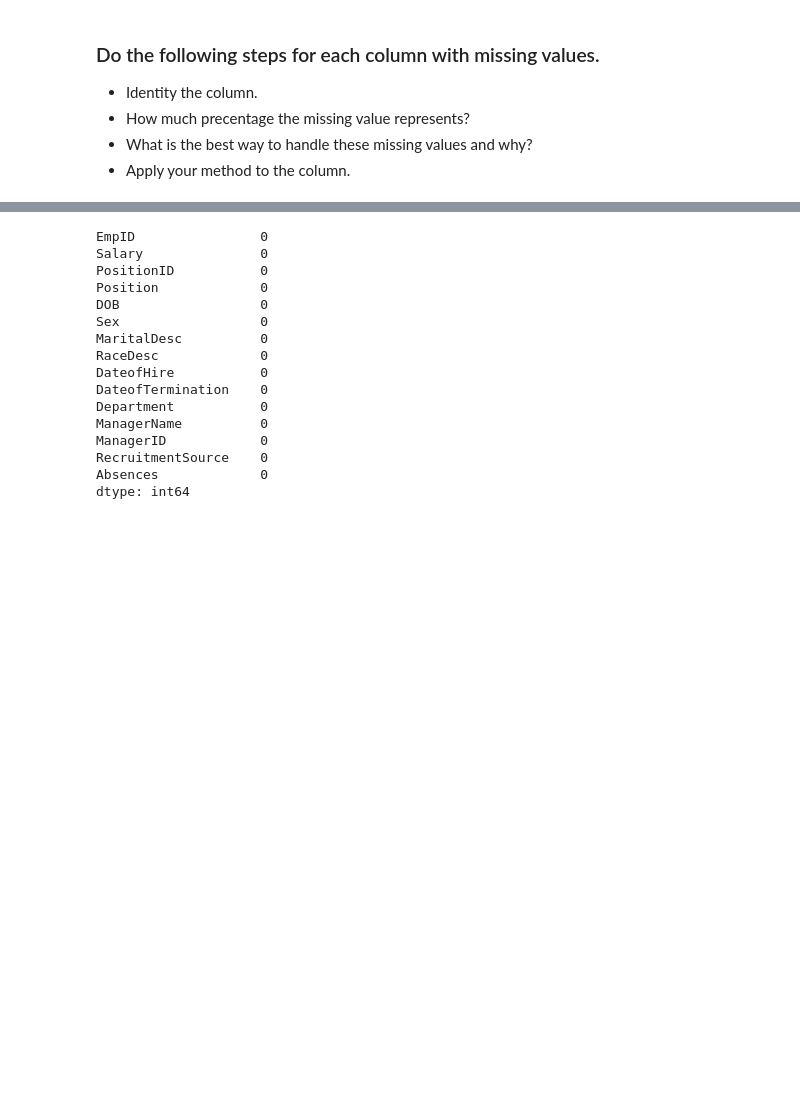
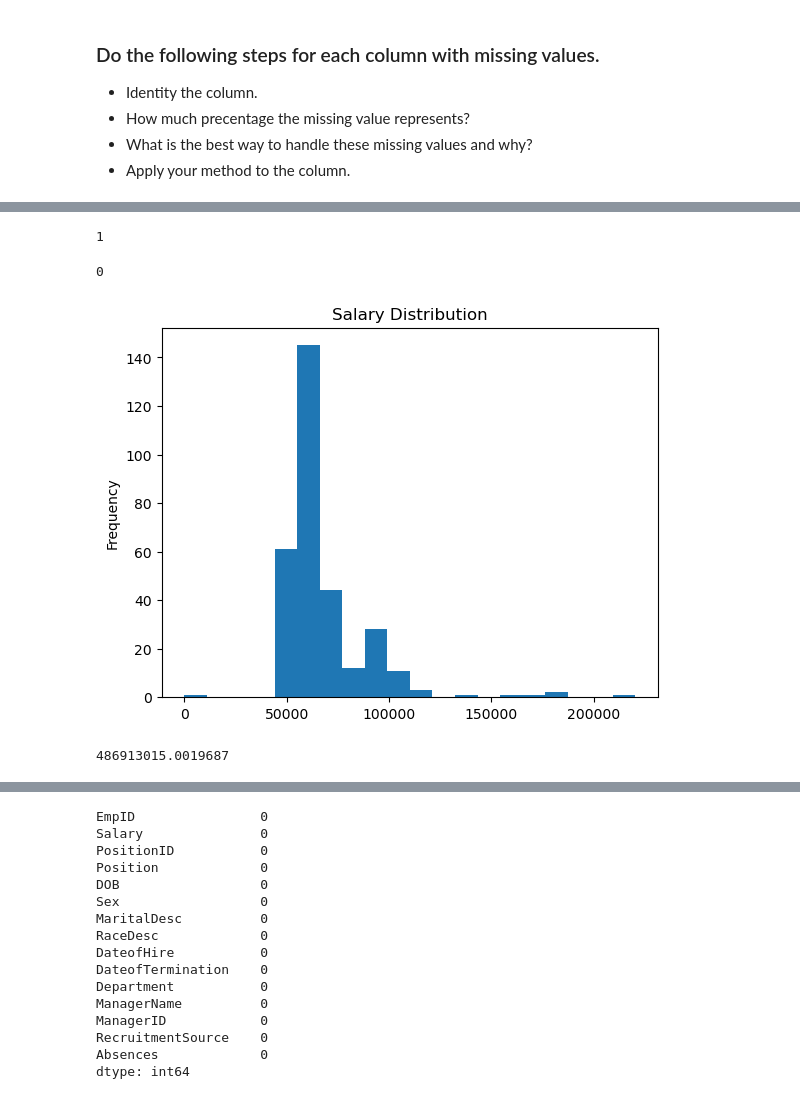
Before and after one commit to Tuwaiq-Data-Science-Bootcamp-V4/Missing-Data-Lab, a Jupyter notebook: Missing_Data_Assignment.ipynb, the cells around one changed output, grey strips where cells are left out. Saved outputs shown, nothing was run; the diff lists cells and outputs as text; code cells hidden in the pictures; blank space fills up the shorter version.

```diff
--- a/Missing_Data_Assignment.ipynb
+++ b/Missing_Data_Assignment.ipynb
@@ -19,0 +213,4 @@
+# %%
+salary_mean = HR[['Salary', 'Department']].groupby('Department').mean()
+
+salary_mean
@@ -19,0 +226,18 @@
+# %%
+HR['Salary'].fillna(HR['Department'].map(salary_mean['Salary']), inplace=True)
+HR.Salary.isnull().sum()
+# %% [output]
+1
+# %%
+HR['Salary'].fillna(0.0, inplace=True)
+HR.Salary.isnull().sum()
+# %% [output]
+0
+# %%
+HR.Salary.plot(kind="hist", bins=20, title="Salary Distribution");
+# %% [output]
+[figure, added]
+# %%
+HR.Salary.var()
+# %% [output]
+486913015.0019687
```
Also changed, not shown: parts of 49 cells of this notebook.
